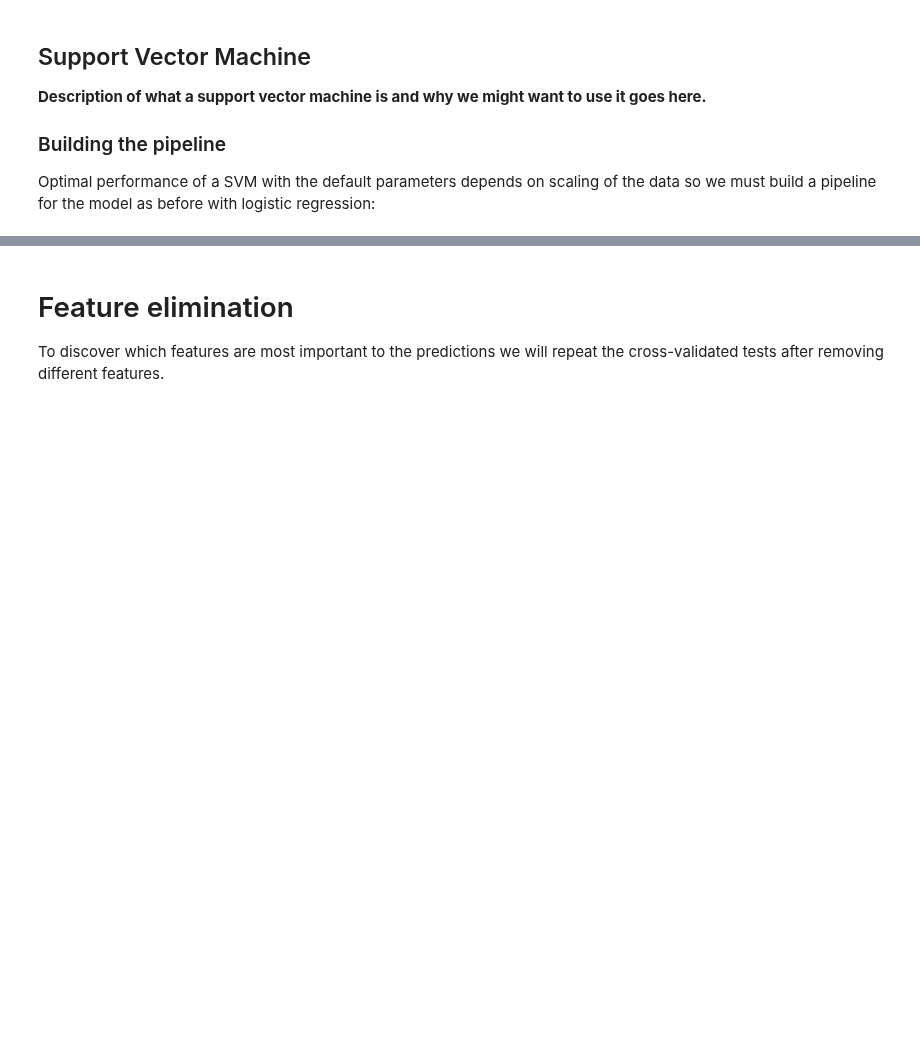
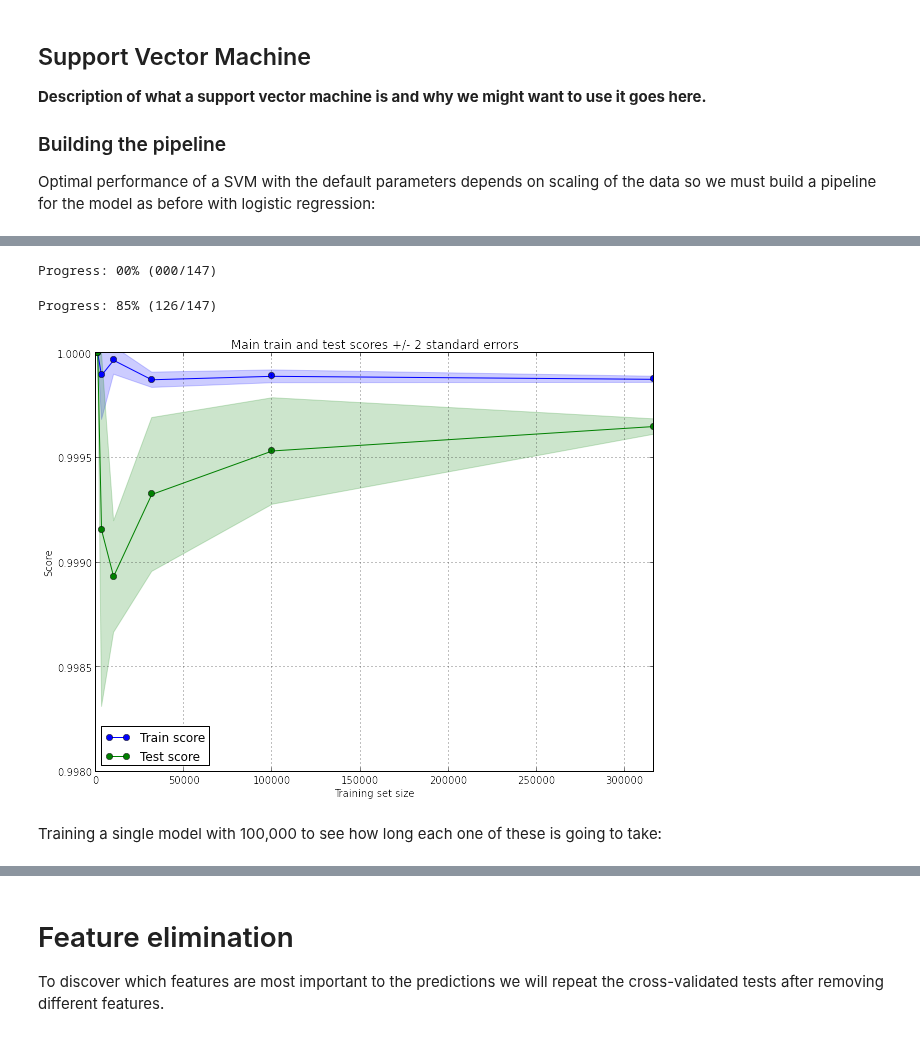
Before and after one commit to gngdb/opencast-bio, a Jupyter notebook: notebooks/Classifier Training.ipynb, the cells around one changed output, grey strips where cells are left out. Cells and saved outputs as stored; diff of their text form; code cells hidden in the pictures; blank space fills up the shorter version.

```diff
--- a/notebooks/Classifier Training.ipynb
+++ b/notebooks/Classifier Training.ipynb
@@ -659,0 +723,23 @@ plotroc(ytest,boostestimates)
+# %%
+client = Client(profile="default")
+lb_view = client.load_balanced_view()
+lb_view.abort()
+# %%
+trainsizes=logspace(3,6,7)
+#initialise and start run
+rflcsearch = ocbio.model_selection.LearningCurve(lb_view)
+rflcsearch.launch_for_arrays(rfmodel,X,y,trainsizes,n_cv_iter=3,
+                             params={'cls__n_estimators':100,'cls__bootstrap':False},
+                             name="lrlc")
+# %% [output]
+Progress: 00% (000/147)
+# %%
+print rflcsearch
+# %% [output]
+Progress: 85% (126/147)
+# %%
+rflc = rflcsearch.plot_curve()
+# %% [output]
+[figure, added]
+# %% [markdown]
+Training a single model with 100,000 to see how long each one of these is going to take:
```
Also changed, not shown: parts of 42 cells of this notebook.
